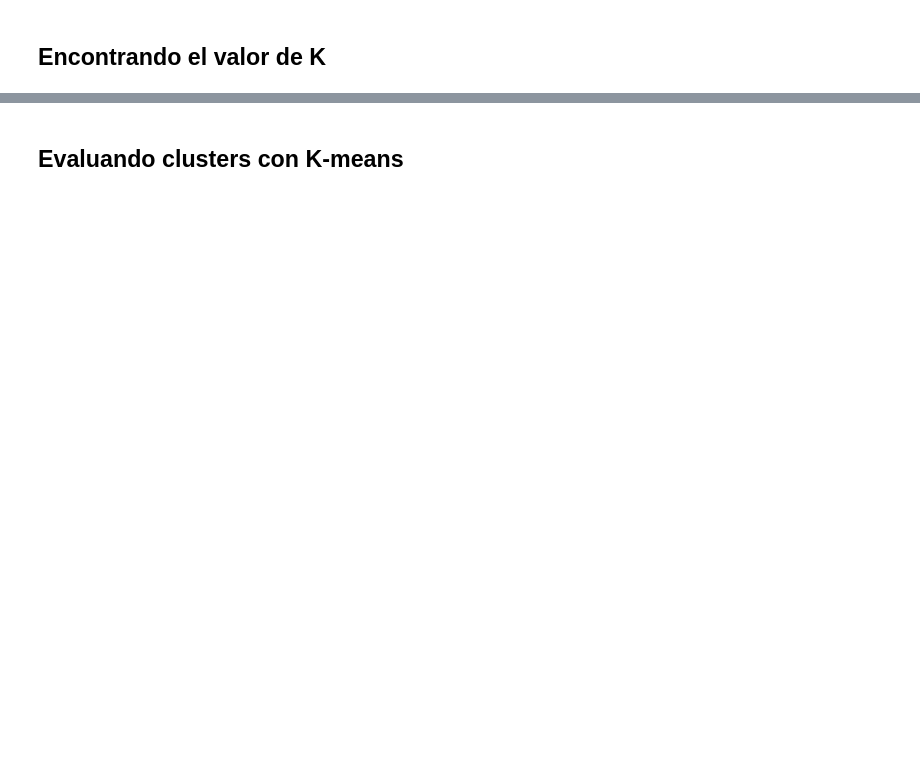
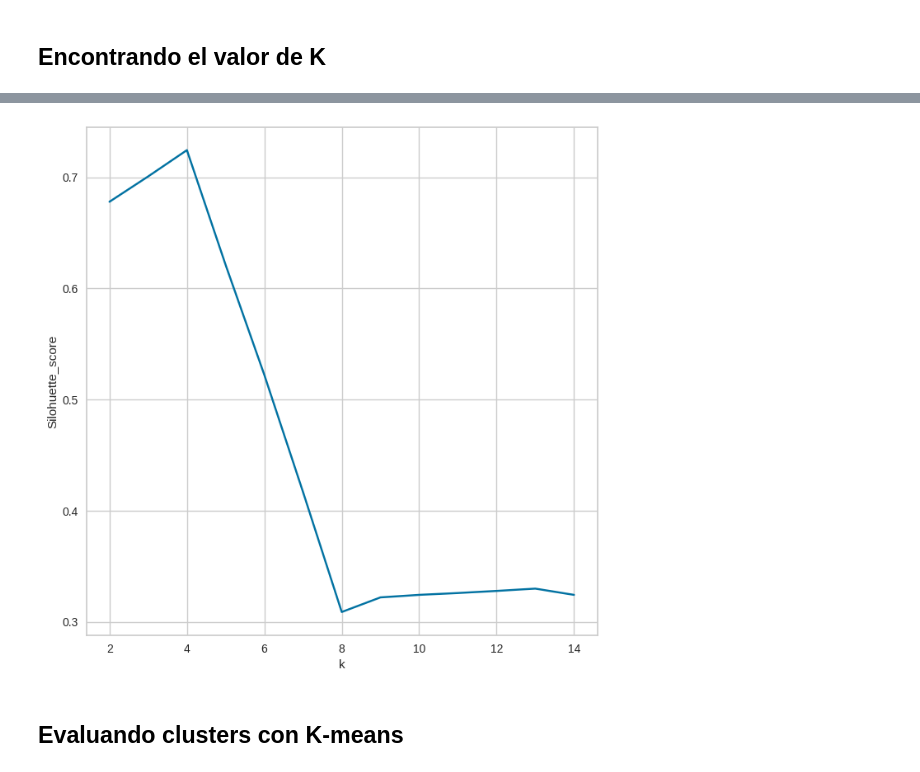
Before and after one commit to electrojam/Curso-de-Clustering-con-Python-y-scikit-learn, a Jupyter notebook: clustering_kmeans.ipynb, the cells around one changed output, grey strips where cells are left out. Drawn from its saved outputs; the diff is of its cells as text; code cells hidden in the pictures; blank space fills up the shorter version.

```diff
--- a/clustering_kmeans.ipynb
+++ b/clustering_kmeans.ipynb
@@ -115,2 +166,23 @@ plt.show()
+# %%
+# haremos una validació más
+# hallaremos el índice de silueta
+
+silhouette_scores = []
+K = range(2,15)
+for k in K:
+  km = KMeans(n_clusters=k)
+  km = km.fit(x)
+  y = km.predict(x)
+  silhouette_scores.append(silhouette_score(x,y))
+
+plt.figure(figsize=(8,8))
+plt.plot(K, silhouette_scores, 'bx-')
+plt.xlabel('k')
+plt.ylabel('Silohuette_score')
+plt.show()
+
+# La gráfica arroja que el coeficiente de silueta más alto, el punto más alto, es para k = 4.  Es el k óptimo.
+# %% [output]
+[figure, added]
 # %% [markdown]
 ## Evaluando clusters con K-means
```
Also changed, not shown: parts of 8 cells of this notebook.
